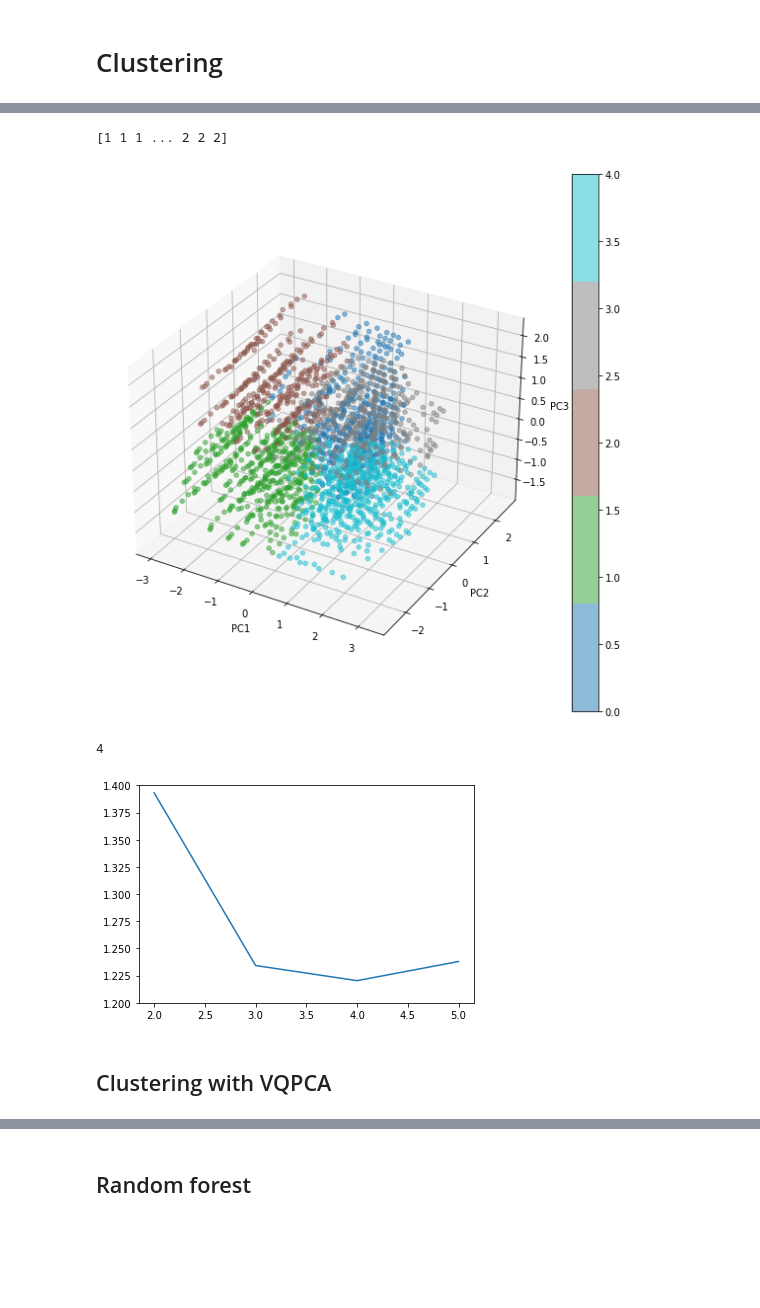
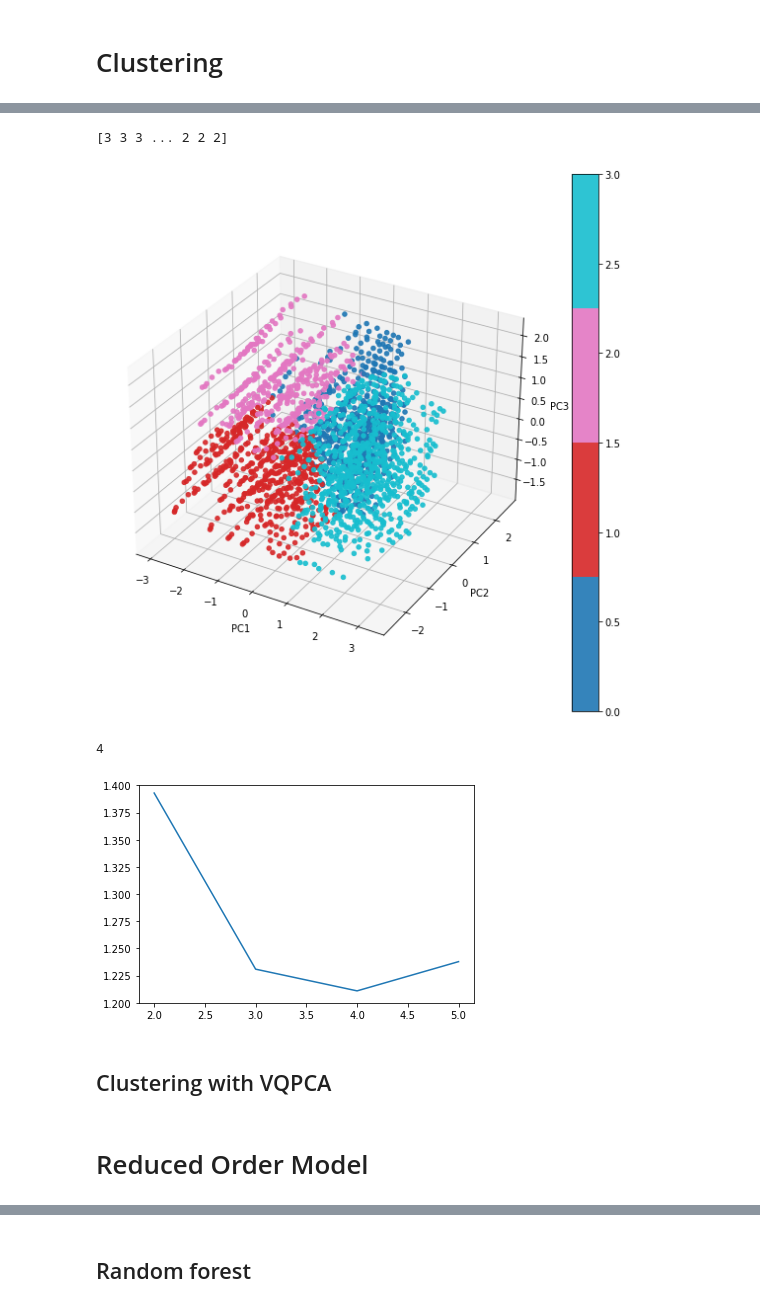
Before and after one commit to alesspiscopo/Data-Driven-MILD, a Jupyter notebook: Benzene.ipynb, the cells around one changed output, grey strips where cells are left out. Cells and saved outputs as stored; diff of their text form; code cells hidden in the pictures; blank space fills up the shorter version.

```diff
--- a/Benzene.ipynb
+++ b/Benzene.ipynb
@@ -260,25 +230,25 @@ plt.show()
 # %%
 # clustering on dataset after PCA : this is good, the one to take
-kmeans  = KMeans(n_clusters=5,init='random')
+kmeans  = KMeans(n_clusters=4,init='random')
 kmeans.fit(Z_std)
 labels = kmeans.labels_
 print(labels) # to see the results, gives the cluster for each
 # %% [output]
-[1 1 1 ... 2 2 2]
+[3 3 3 ... 2 2 2]
 # %%
 # cluster on PCs which seems ok
 fig = plt.figure(figsize=(10,10))
 ax = fig.add_subplot(projection='3d')
-im = ax.scatter(Z_std[:,0], Z_std[:,1],Z_std[:,2],c=labels, cmap=plt.cm.get_cmap('tab10', 5), alpha=0.5) # plot clusters
+im = ax.scatter(Z_std[:,0], Z_std[:,1],Z_std[:,2],c=labels, cmap=plt.cm.get_cmap('tab10', 4), alpha=0.9) # plot clusters
 ax.set_xlabel('PC1')
 ax.set_ylabel('PC2')
 ax.set_zlabel('PC3')
 fig.colorbar(im)
 #plt.savefig('Clustering_after_PCA.png',dpi = 300)
-#plt.show()
+plt.show()
 #pd.DataFrame(Z_std, columns =['PC1','PC2','PC3']).to_csv('PCs.csv')
 # %% [output]
-[figure, old version]
+[figure, new version]
 # %%
 from sklearn.metrics import davies_bouldin_score
 # to verify the number of clusters, 5 was chosen and verified a posteriori but the reverse yields so let's say we
@@ -300,6 +270,8 @@ plt.plot(k_array,db_score_array)
 plt.show()
 # %% [output]
 4
-[figure, old version]
+[figure, new version]
 # %% [markdown]
 ## Clustering with VQPCA
+# %% [markdown]
+# Reduced Order Model
```
Also changed, not shown: parts of 32 cells of this notebook.
